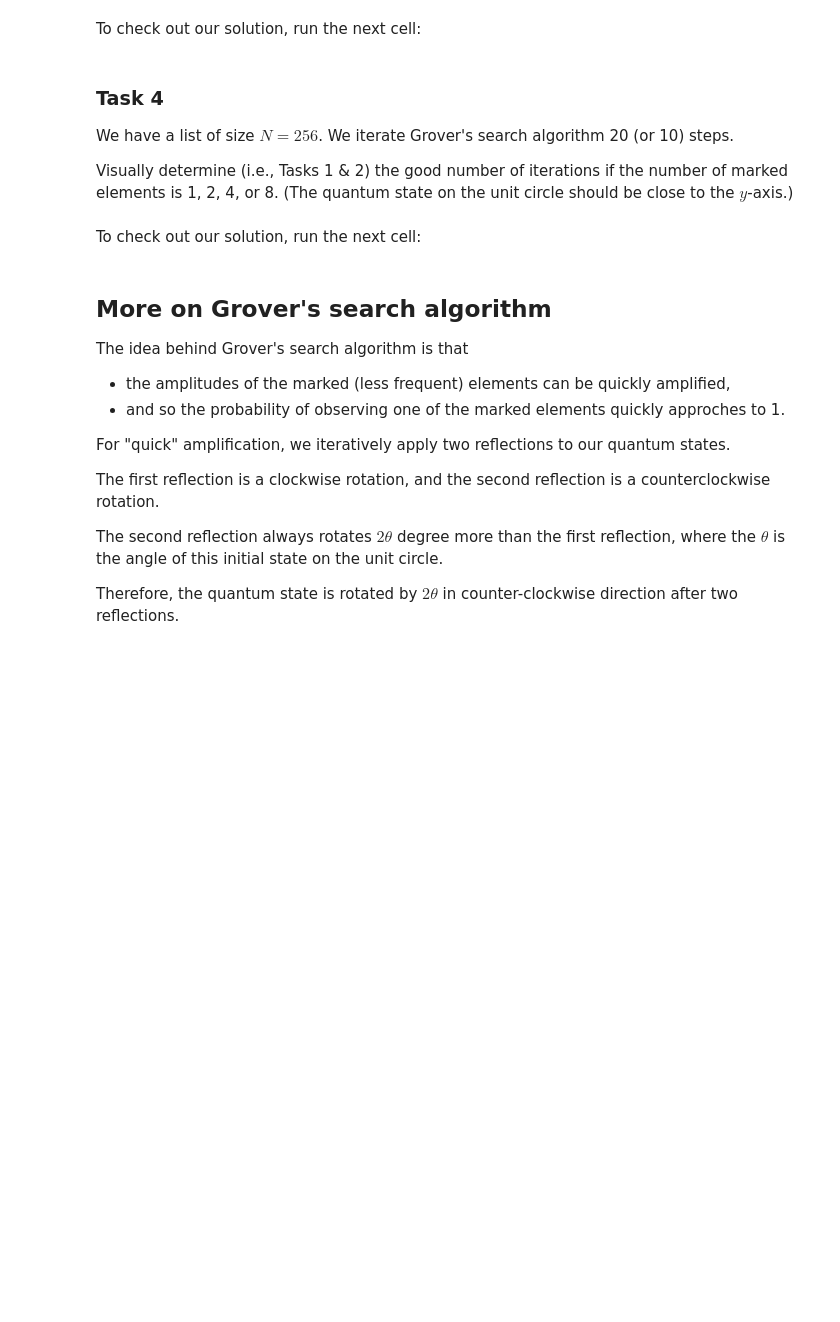
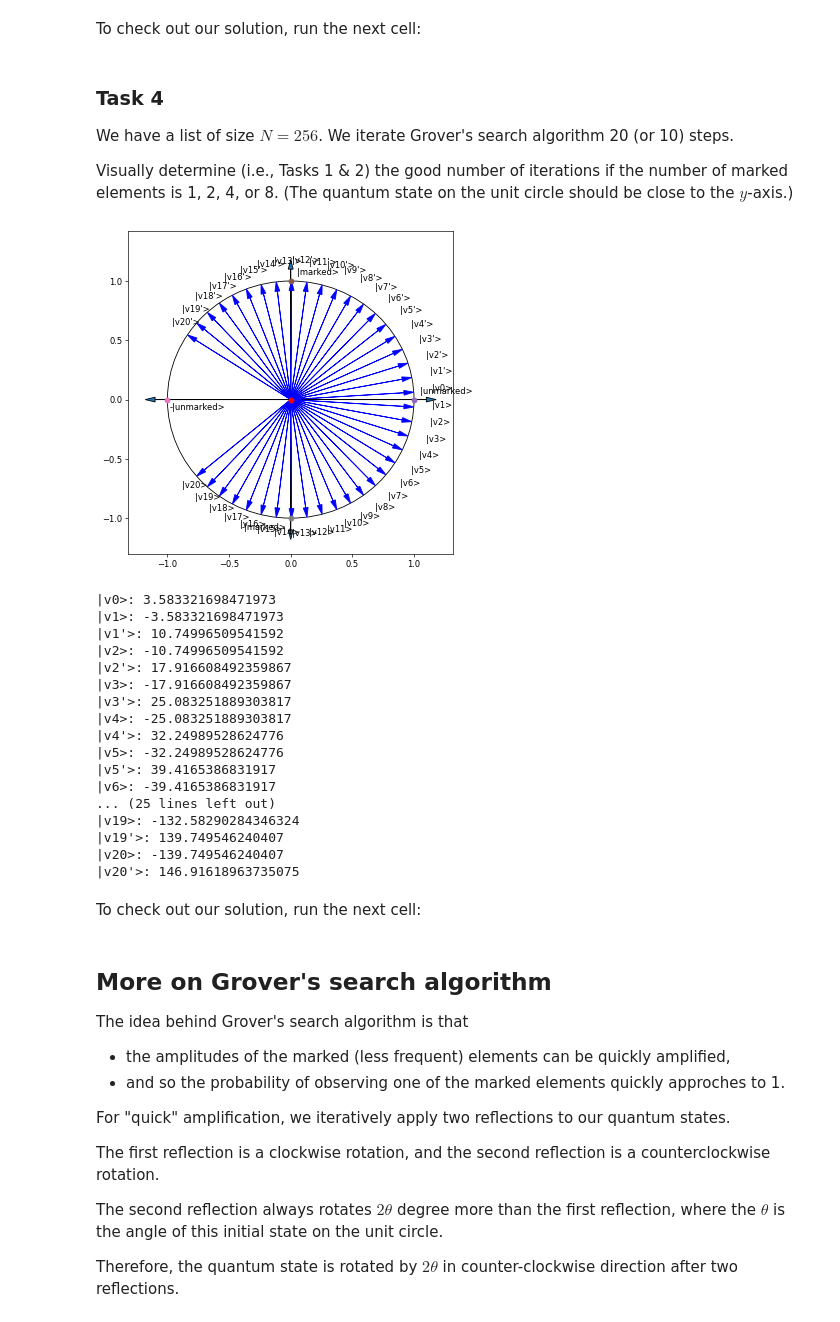
Before and after one commit to james-lucius/qworld, a Jupyter notebook: QB42_Q88_Grovers_Search_One_Qubit_Representation.ipynb, the cells around one changed output. Cells and saved outputs as stored; diff of their text form; code cells hidden in the pictures; blank space fills up the shorter version.

```diff
--- a/QB42_Q88_Grovers_Search_One_Qubit_Representation.ipynb
+++ b/QB42_Q88_Grovers_Search_One_Qubit_Representation.ipynb
@@ -345,29 +444,69 @@ def inversion (elements=[1]):
 # %%
 from math import asin, pi
 
 # initial values
 iteration = 20
 N = 256
 marked_elements = [0]
 #marked_elements = [0,1]
 #marked_elements = [0,1,2,3]
 #marked_elements = [0,1,2,3,4,5,6,7]
 k = len(marked_elements)
 elements = []
 states_on_unit_circle= []
 
 # initial quantum state
 for i in range(N):
     elements.append(1/N**0.5)
 
 #
 # your code is here
 #
+draw_qubit_grover()
+
+x, y = elements[-1] * (N - k) ** 0.5, elements[marked_elements[0]] * (k) ** 0.5
+states_on_unit_circle.append([x, y, "|v0>"])
+for i in range(iteration):
+  elements = query(elements, marked_elements)
+  x, y = elements[-1] * (N - k) ** 0.5, elements[marked_elements[0]] * (k) ** 0.5
+  states_on_unit_circle.append([x, y, "|v" + str(i + 1) + ">"])
+  elements = inversion(elements)
+  x, y = elements[-1] * (N - k) ** 0.5, elements[marked_elements[0]] * (k) ** 0.5
+  states_on_unit_circle.append([x, y, "|v" + str(i + 1) + "'>"])
+
+for state in states_on_unit_circle:
+  x, y, name = state
+  draw_quantum_state(x, y, name)
+
+show_plt()
+
+for state in states_on_unit_circle:
+  x, y, name = state
+  print(f"{name}: {atan2(y, x) * 180 / pi}")
 
 # quantum_file = path_files+"quantum.py"
 # %run $quantum_file
 # draw_qubit_grover()
 # draw_quantum_state(x,y,name)
+# %% [output]
+[figure, added]
+|v0>: 3.583321698471973
+|v1>: -3.583321698471973
+|v1'>: 10.74996509541592
+|v2>: -10.74996509541592
+|v2'>: 17.916608492359867
+|v3>: -17.916608492359867
+|v3'>: 25.083251889303817
+|v4>: -25.083251889303817
+|v4'>: 32.24989528624776
+|v5>: -32.24989528624776
+|v5'>: 39.4165386831917
+|v6>: -39.4165386831917
+... (25 lines left out)
+|v19>: -132.58290284346324
+|v19'>: 139.749546240407
+|v20>: -139.749546240407
+|v20'>: 146.91618963735075
 # %% [markdown]
 To check out our solution, run the next cell:
 # %%
```
Also changed, not shown: parts of 12 cells of this notebook.
